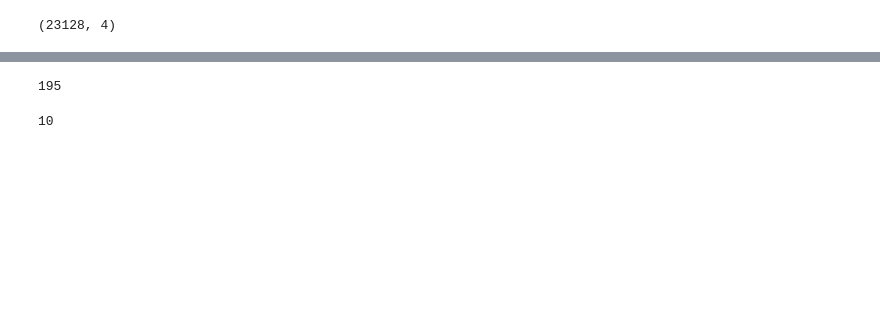
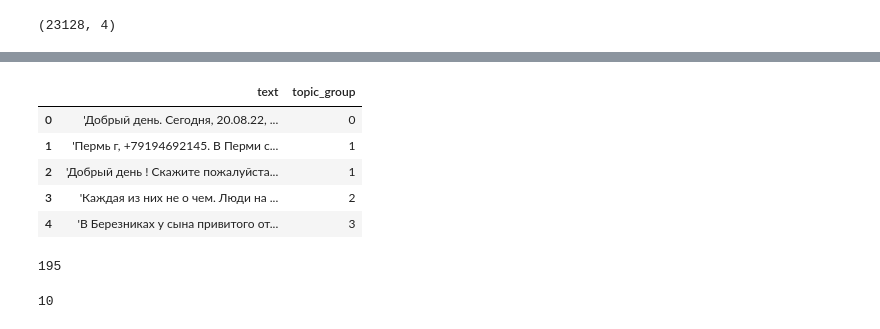
Before and after one commit to vvlrff/last_CP, a Jupyter notebook: NLP/data.ipynb, the cells around one changed output, grey strips where cells are left out. Cells and saved outputs as stored; diff of their text form; code cells hidden in the pictures; blank space fills up the shorter version.

```diff
--- a/NLP/data.ipynb
+++ b/NLP/data.ipynb
@@ -35,0 +32,2 @@ data.topic_group.nunique()
+# %%
+topic_group = list(data.topic_group.unique())
@@ -35,0 +38,3 @@ data.topic_group.nunique()
+# %%
+topic_group_with_nums = dict(enumerate(topic_group))
+topic_group_with_nums = dict((v,k) for k,v in topic_group_with_nums.items())
@@ -35,0 +80,9 @@ data.topic_group.nunique()
+# %%
+topic_group_dataset.head()
+# %% [output]
+|  | text | topic_group |
+| 0 | 'Добрый день. Сегодня, 20.08.22, ... | 0 |
+| 1 | 'Пермь г, +79194692145. В Перми с... | 1 |
+| 2 | 'Добрый день ! Скажите пожалуйста... | 1 |
+| 3 | 'Каждая из них не о чем. Люди на ... | 2 |
+| 4 | 'В Березниках у сына привитого от... | 3 |
```
Also changed, not shown: parts of 10 cells of this notebook, 7 other files.
